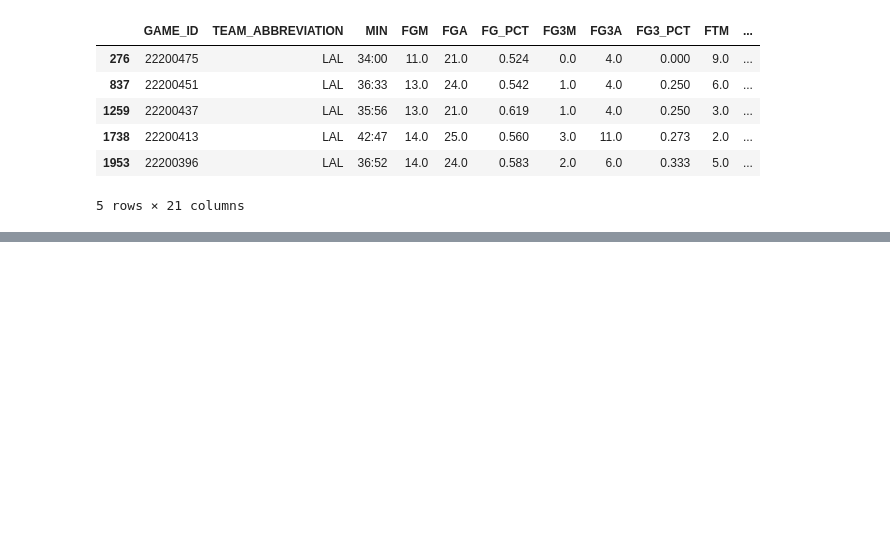
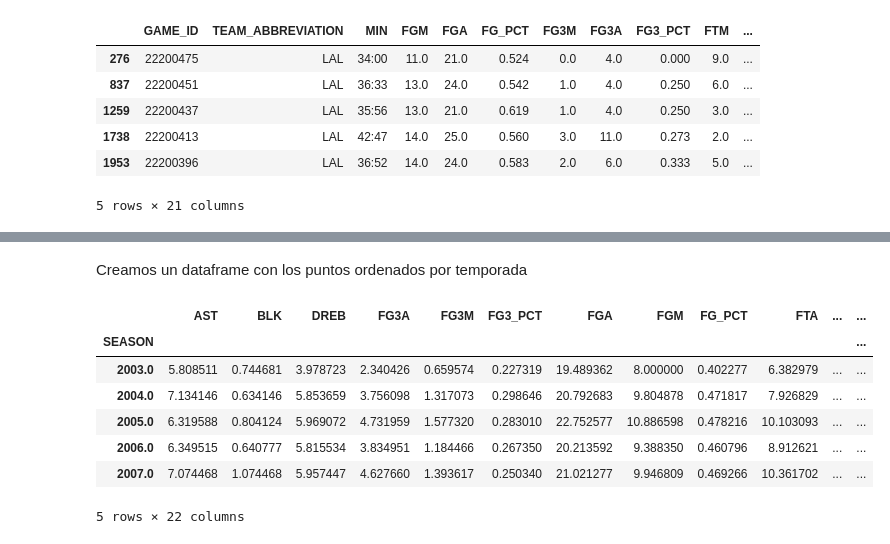
Before and after one commit to dcristobalhMad/ml-entrega2, a Jupyter notebook: entrega.ipynb, the cells around one changed output, grey strips where cells are left out. Drawn from its saved outputs; the diff is of its cells as text; code cells hidden in the pictures; blank space fills up the shorter version.

```diff
--- a/entrega.ipynb
+++ b/entrega.ipynb
@@ -992,0 +1010,14 @@ lebronjames.head()
+# %% [markdown]
+Creamos un dataframe con los puntos ordenados por temporada
+# %%
+stats_temporada = stats_totales_lebron.groupby("SEASON").sum()/stats_totales_lebron.groupby("SEASON").count()
+stats_temporada.head()
+# %% [output]
+|  | AST | BLK | DREB | FG3A | FG3M | FG3_PCT | FGA | FGM | FG_PCT | FTA | ... | ... |
+| SEASON |  |  |  |  |  |  |  |  |  |  |  | ... |
+| 2003.0 | 5.808511 | 0.744681 | 3.978723 | 2.340426 | 0.659574 | 0.227319 | 19.489362 | 8.000000 | 0.402277 | 6.382979 | ... | ... |
+| 2004.0 | 7.134146 | 0.634146 | 5.853659 | 3.756098 | 1.317073 | 0.298646 | 20.792683 | 9.804878 | 0.471817 | 7.926829 | ... | ... |
+| 2005.0 | 6.319588 | 0.804124 | 5.969072 | 4.731959 | 1.577320 | 0.283010 | 22.752577 | 10.886598 | 0.478216 | 10.103093 | ... | ... |
+| 2006.0 | 6.349515 | 0.640777 | 5.815534 | 3.834951 | 1.184466 | 0.267350 | 20.213592 | 9.388350 | 0.460796 | 8.912621 | ... | ... |
+| 2007.0 | 7.074468 | 1.074468 | 5.957447 | 4.627660 | 1.393617 | 0.250340 | 21.021277 | 9.946809 | 0.469266 | 10.361702 | ... | ... |
+5 rows × 22 columns
```
Also changed, not shown: parts of 15 cells of this notebook.
